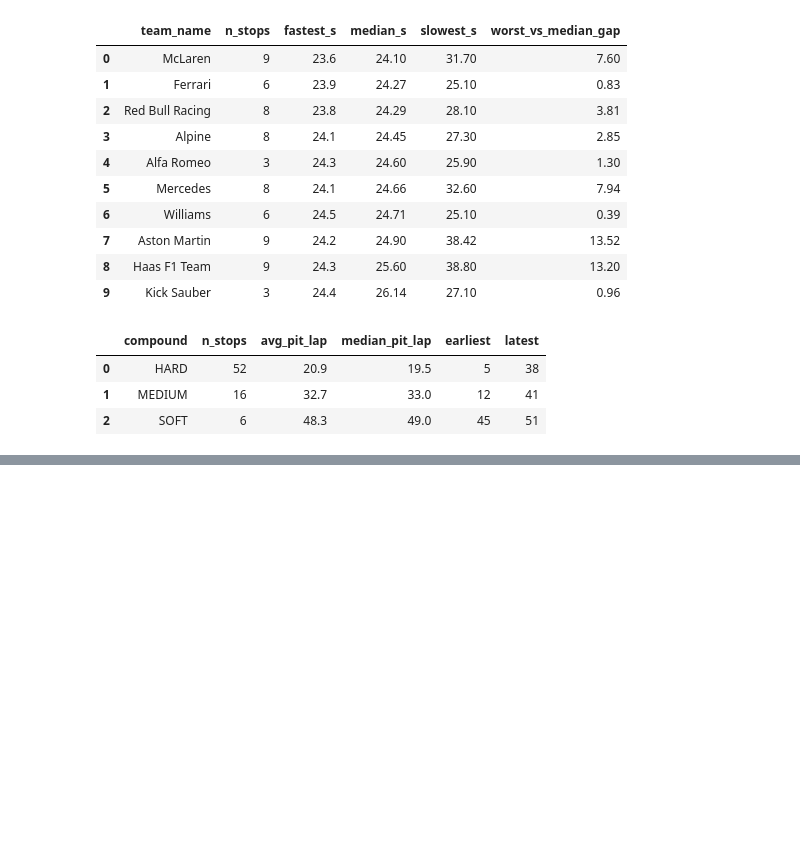
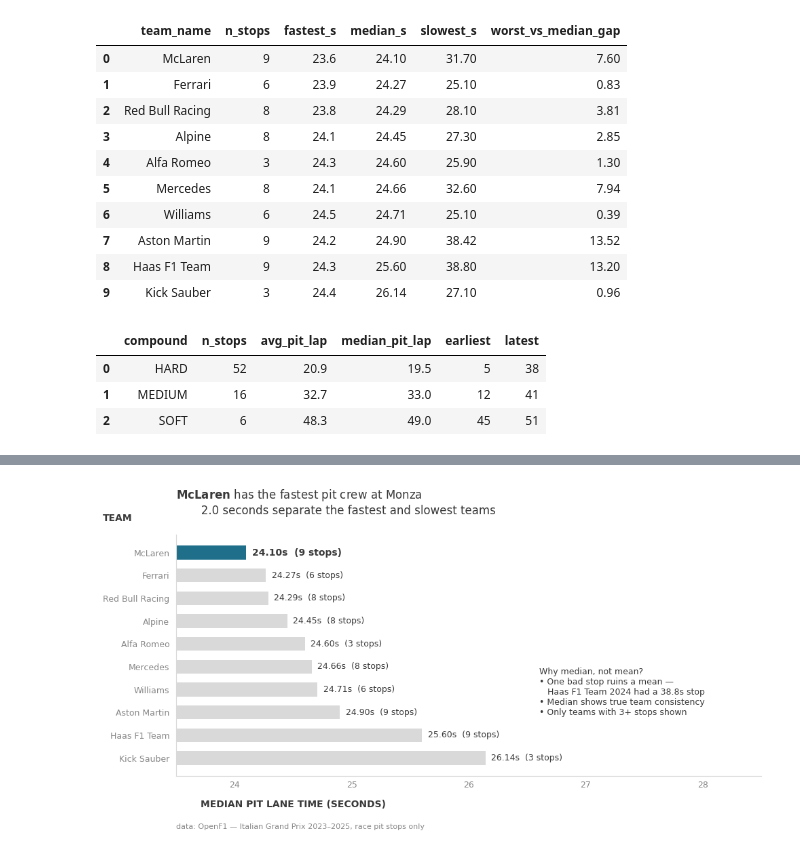
Before and after one commit to Skoga02/f1_data_visualization, a Jupyter notebook: eda_notebooks/EDA_INDIRA_pit_duration.ipynb, the cells around one changed output, grey strips where cells are left out. Cells and saved outputs as stored; diff of their text form; code cells hidden in the pictures; blank space fills up the shorter version.

Commit message:
chore: finalize EDA notebooks and clean up code

```diff
--- a/eda_notebooks/EDA_INDIRA_pit_duration.ipynb
+++ b/eda_notebooks/EDA_INDIRA_pit_duration.ipynb
@@ -209,0 +217,94 @@ duckdb.query("""
+# %%
+# Same colour constants as the strategy chart in EDA_storytelling_Indira.ipynb
+GRAY_1 = "#D9D9D9"   # de-emphasised bars
+GRAY_2 = "#888888"   # axis ticks
+GRAY_3 = "#3A3A3A"   # text
+BLUE_1 = "#1F6F8B"   # accent colour
+# %%
+plt.rcdefaults()
+
+# Ensure output dir exists relative to the notebook.
+from pathlib import Path
+OUTPUT_DIR = Path("output")
+OUTPUT_DIR.mkdir(exist_ok=True)
+
+# Aggregate: median pit-lane time per team, only teams with >= 3 stops.
+team_perf = (
+    pit_df.groupby("team_name")["pit_duration"]
+          .agg(n_stops="count", median="median", slowest="max")
+          .query("n_stops >= 3")
+          .sort_values("median", ascending=True)
+)
+
+# Highlight the fastest team (top of the sorted list).
+fastest_team = team_perf.index[0]
+colors = [GRAY_1] * len(team_perf)
+colors[0] = BLUE_1
+
+fig, ax = plt.subplots(figsize=(10, 5.5))
+ax.barh(team_perf.index, team_perf["median"], color=colors, height=0.6)
+
+# Fastest bar on top
+ax.invert_yaxis()
+ax.spines[["top", "right"]].set_visible(False)
+ax.spines[["left", "bottom"]].set_color(GRAY_1)
+ax.tick_params(axis="both", labelsize=9, colors=GRAY_2, length=0, pad=5)
+ax.tick_params(axis="y", pad=7)
+
+# Wider x-axis so the 'Why?' annotation has room on the right
+ax.set_xlim(23.5, 28.5)
+
+ax.set_xlabel("MEDIAN PIT LANE TIME (SECONDS)", color=GRAY_3, fontweight="bold")
+ax.set_ylabel("TEAM", rotation=0, color=GRAY_3, fontweight="bold")
+ax.xaxis.set_label_coords(0.20, -0.10)
+ax.yaxis.set_label_coords(-0.10, 1.05)
+
+# Headline title — names the winner and the gap to slowest
+fastest_median = team_perf["median"].iloc[0]
+slowest_median = team_perf["median"].iloc[-1]
+gap = slowest_median - fastest_median
+ax.set_title(
+    r"$\bf{" + fastest_team.replace(" ", r"\ ") + r"}$ has the fastest pit crew at Monza"
+    + f"\n       {gap:.1f} seconds separate the fastest and slowest teams",
+    pad=22, color=GRAY_3, loc="left",
+)
+
+# Bar labels: median time + stop count
+for i, (team, row) in enumerate(team_perf.iterrows()):
+    is_target = (team == fastest_team)
+    ax.annotate(
+        xy=(row["median"] + 0.05, i),
+        text=f"{row['median']:.2f}s  ({int(row['n_stops'])} stops)",
+        fontsize=10 if is_target else 9,
+        color=GRAY_3,
+        fontweight="bold" if is_target else "normal",
+        va="center",
+    )
+
+# 'Why?' annotation — explains the methodology choice
+worst_stop_row = pit_df.loc[pit_df["pit_duration"].idxmax()]
+ax.annotate(
+    xy=(0.62, 0.45), xycoords="axes fraction",
+    text=(
+        "Why median, not mean?\n"
+        f"• One bad stop ruins a mean —\n"
+        f"   {worst_stop_row['team_name']} {int(worst_stop_row['year'])} had a "
+        f"{worst_stop_row['pit_duration']:.1f}s stop\n"
+        "• Median shows true team consistency\n"
+        "• Only teams with 3+ stops shown"
+    ),
+    fontsize=9, color=GRAY_3, va="top",
+)
+
+# Source footer
+ax.annotate(
+    xy=(0, -0.22), xycoords="axes fraction",
+    text="data: OpenF1 — Italian Grand Prix 2023–2025, race pit stops only",
+    fontsize=8, color=GRAY_2,
+)
+
+fig.tight_layout()
+fig.savefig(OUTPUT_DIR / "pitstops_team_speed.png", dpi=150, bbox_inches="tight")
+plt.show()
+# %% [output]
+[figure, added]
```
Also changed, not shown: parts of 2 cells of this notebook, 7 other files.
